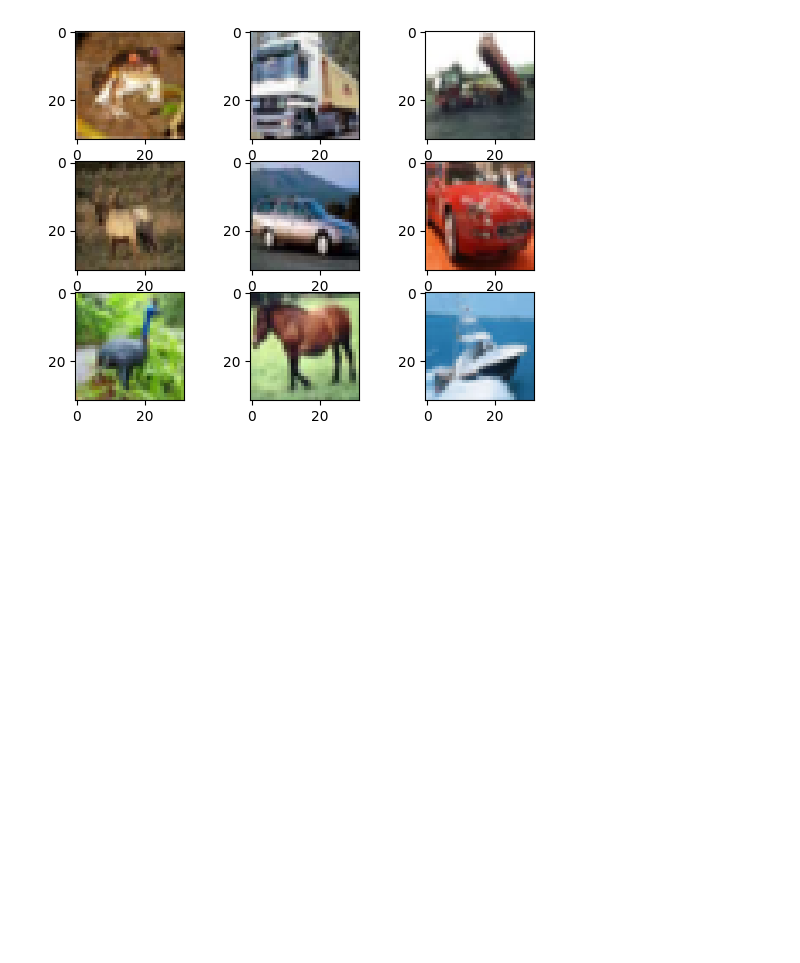
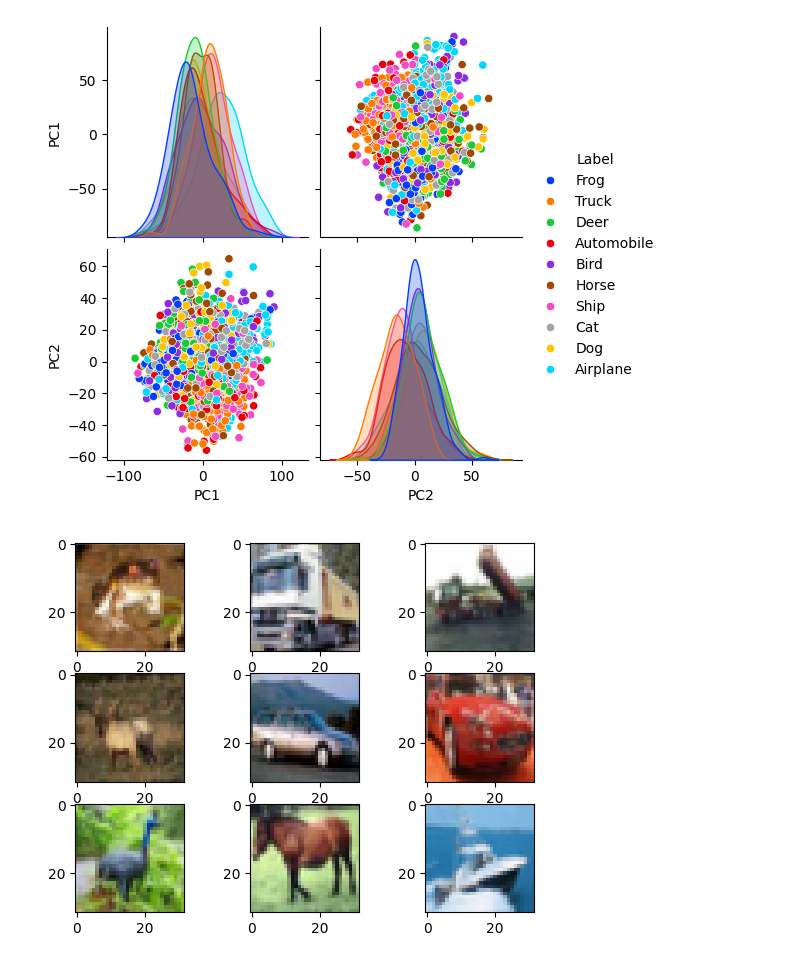
Before and after one commit to skeady22/CS4287_CNN_Project, a Jupyter notebook: graphics.ipynb, the cells around one changed output. Drawn from its saved outputs; the diff is of its cells as text; code cells hidden in the pictures; blank space fills up the shorter version.

```diff
--- a/graphics.ipynb
+++ b/graphics.ipynb
@@ -25,3 +37,62 @@ test_labels = to_categorical(test_labels)
 n_folds = 5
 skf = StratifiedKFold(n_splits=n_folds, shuffle=True, random_state=42)
+# %%
+# To create a pairplot for the CIFAR-10 dataset, we first need to load the dataset, preprocess it, and then use seaborn to plot.
+# Since the CIFAR-10 images are 32x32x3, we need to reduce the dimensionality to be able to create a pairplot.
+# We used PCA for dimensionality reduction to transform the data into a format suitable for pairplot.
+
+#Nessesary imports
+
+import numpy as np
+import matplotlib.pyplot as plt
+import seaborn as sns
+from sklearn.decomposition import PCA
+from sklearn.preprocessing import StandardScaler
+from keras.datasets import cifar10
+
+# Load CIFAR-10 data
+(x_train, y_train), (x_test, y_test) = cifar10.load_data()
+
+# As this is just a demonstration of the dataset we only use a segment of the dataset to graph.
+x_train_subset = x_train[:2000]
+y_train_subset = y_train[:2000].flatten()
+
+# Reshape the image data to 2D array (number of images, number of pixels)
+x_train_reshaped = x_train_subset.reshape(x_train_subset.shape[0], -1)
+
+# Standardize the data
+scaler = StandardScaler()
+x_train_standardized = scaler.fit_transform(x_train_reshaped)
+
+# Apply PCA to reduce the data to 2 principal components for the pairplot
+pca = PCA(n_components=2)
+principal_components = pca.fit_transform(x_train_standardized)
+
+# Create a DataFrame with PCA results and the corresponding labels
+import pandas as pd
+#Structuring the dataset into a Dataframe for displaying
+pca_df = pd.DataFrame(data = principal_components, columns = ['PC1', 'PC2'])
+pca_df['Label'] = y_train_subset
+#Swapping the labels for then actual values
+class_names = {
+    0: 'Airplane',
+    1: 'Automobile',
+    2: 'Bird',
+    3: 'Cat',
+    4: 'Deer',
+    5: 'Dog',
+    6: 'Frog',
+    7: 'Horse',
+    8: 'Ship',
+    9: 'Truck'
+}
+
+pca_df['Label'] = pca_df['Label'].map(class_names)
+# Make pairplot using seaborn
+sns.pairplot(pca_df, hue='Label', palette='bright')
+
+#Outputs the plot
+plt.show()
+# %% [output]
+[figure, added]
 # %%
```
Also changed, not shown: parts of 15 cells of this notebook.
